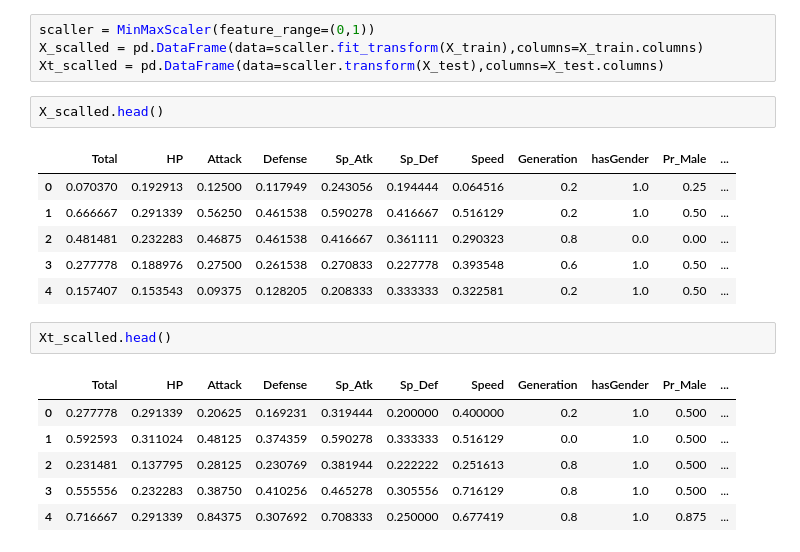
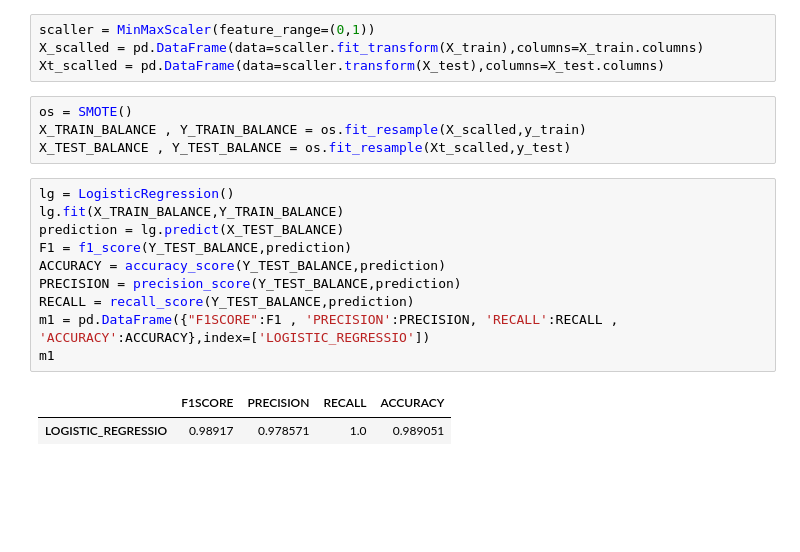
Before and after one commit to isoori/Pok-mon, a Jupyter notebook: Untitled.ipynb, the cells around one changed output. Drawn from its saved outputs; the diff is of its cells as text; blank space fills up the shorter version.

```diff
--- a/Untitled.ipynb
+++ b/Untitled.ipynb
@@ -137,21 +139,20 @@ X_train , X_test , y_train , y_test = train_test_split(feature,target,test_size=
 scaller = MinMaxScaler(feature_range=(0,1))
 X_scalled = pd.DataFrame(data=scaller.fit_transform(X_train),columns=X_train.columns)
 Xt_scalled = pd.DataFrame(data=scaller.transform(X_test),columns=X_test.columns)
-# %%
-X_scalled.head()
-# %% [output]
-|  | Total | HP | Attack | Defense | Sp_Atk | Sp_Def | Speed | Generation | hasGender | Pr_Male | ... |
-| 0 | 0.070370 | 0.192913 | 0.12500 | 0.117949 | 0.243056 | 0.194444 | 0.064516 | 0.2 | 1.0 | 0.25 | ... |
-| 1 | 0.666667 | 0.291339 | 0.56250 | 0.461538 | 0.590278 | 0.416667 | 0.516129 | 0.2 | 1.0 | 0.50 | ... |
-| 2 | 0.481481 | 0.232283 | 0.46875 | 0.461538 | 0.416667 | 0.361111 | 0.290323 | 0.8 | 0.0 | 0.00 | ... |
-| 3 | 0.277778 | 0.188976 | 0.27500 | 0.261538 | 0.270833 | 0.227778 | 0.393548 | 0.6 | 1.0 | 0.50 | ... |
-| 4 | 0.157407 | 0.153543 | 0.09375 | 0.128205 | 0.208333 | 0.333333 | 0.322581 | 0.2 | 1.0 | 0.50 | ... |
-# %%
-Xt_scalled.head()
-# %% [output]
-|  | Total | HP | Attack | Defense | Sp_Atk | Sp_Def | Speed | Generation | hasGender | Pr_Male | ... |
-| 0 | 0.277778 | 0.291339 | 0.20625 | 0.169231 | 0.319444 | 0.200000 | 0.400000 | 0.2 | 1.0 | 0.500 | ... |
-| 1 | 0.592593 | 0.311024 | 0.48125 | 0.374359 | 0.590278 | 0.333333 | 0.516129 | 0.0 | 1.0 | 0.500 | ... |
-| 2 | 0.231481 | 0.137795 | 0.28125 | 0.230769 | 0.381944 | 0.222222 | 0.251613 | 0.8 | 1.0 | 0.500 | ... |
-| 3 | 0.555556 | 0.232283 | 0.38750 | 0.410256 | 0.465278 | 0.305556 | 0.716129 | 0.8 | 1.0 | 0.500 | ... |
-| 4 | 0.716667 | 0.291339 | 0.84375 | 0.307692 | 0.708333 | 0.250000 | 0.677419 | 0.8 | 1.0 | 0.875 | ... |
+# %%
+os = SMOTE()
+X_TRAIN_BALANCE , Y_TRAIN_BALANCE = os.fit_resample(X_scalled,y_train)
+X_TEST_BALANCE , Y_TEST_BALANCE = os.fit_resample(Xt_scalled,y_test)
+# %%
+lg = LogisticRegression()
+lg.fit(X_TRAIN_BALANCE,Y_TRAIN_BALANCE)
+prediction = lg.predict(X_TEST_BALANCE)
+F1 = f1_score(Y_TEST_BALANCE,prediction)
+ACCURACY = accuracy_score(Y_TEST_BALANCE,prediction)
+PRECISION = precision_score(Y_TEST_BALANCE,prediction)
+RECALL = recall_score(Y_TEST_BALANCE,prediction)
+m1 = pd.DataFrame({"F1SCORE":F1 , 'PRECISION':PRECISION, 'RECALL':RECALL , 'ACCURACY':ACCURACY},index=['LOGISTIC_REGRESSIO'])
+m1
+# %% [output]
+|  | F1SCORE | PRECISION | RECALL | ACCURACY |
+| LOGISTIC_REGRESSIO | 0.98917 | 0.978571 | 1.0 | 0.989051 |
```
Also changed, not shown: parts of 7 cells of this notebook.
